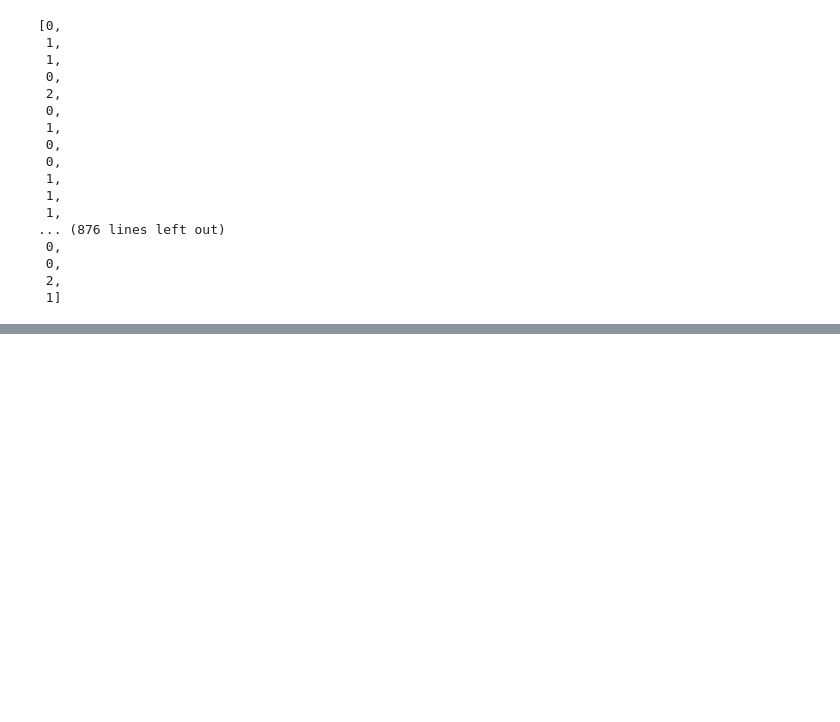
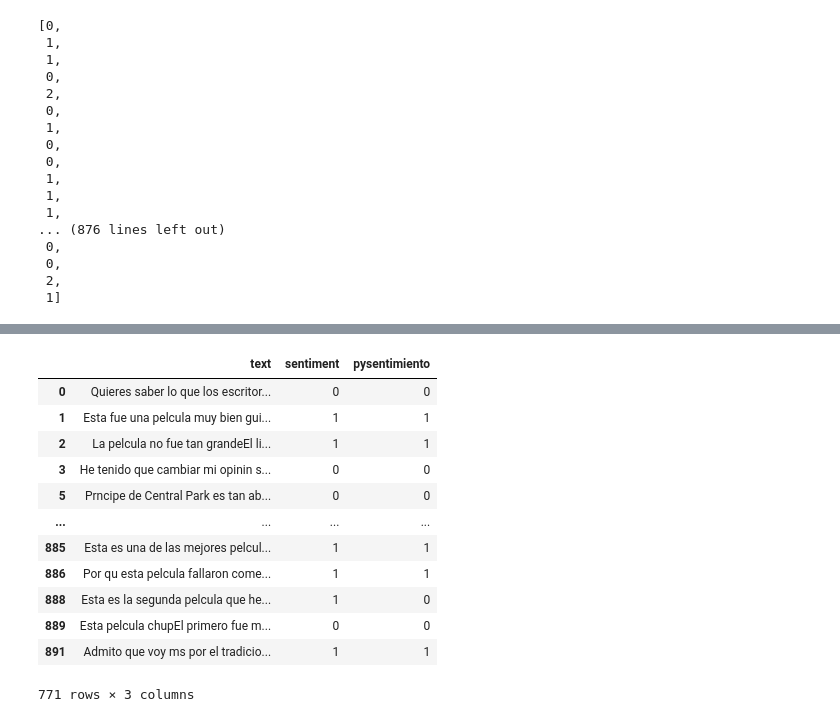
Before and after one commit to joseortizm/RecSys, a Jupyter notebook: pysentimiento.ipynb, the cells around one changed output, grey strips where cells are left out. Cells and saved outputs as stored; diff of their text form; code cells hidden in the pictures; blank space fills up the shorter version.

```diff
--- a/pysentimiento.ipynb
+++ b/pysentimiento.ipynb
@@ -207,6 +206,10 @@ def respuestas(reales, predicciones):
         else:
             contador_no_aciertos = contador_no_aciertos + 1
     return contador_aciertos, contador_no_aciertos
+# %%
+def remove_value_two(df):
+    df = df.drop(df[df['pysentimiento'] == 2].index)
+    return df
 # %%
 label_preds = get_predictions_pysentimiento(commentDFVal_clean)
 # %%
@@ -233,0 +235,2 @@ pendientes:
+# %%
+commentDFVal_clean['pysentimiento'] = label_preds
@@ -233,0 +265,3 @@ pendientes:
+# %%
+DFoutput = remove_value_two(commentDFVal_clean)
+DFoutput.head()
@@ -234,2 +275,18 @@ pendientes:
+# %%
+DFoutput
+# %% [output]
+|  | text | sentiment | pysentimiento |
+| 0 | Quieres saber lo que los escritor... | 0 | 0 |
+| 1 | Esta fue una pelcula muy bien gui... | 1 | 1 |
+| 2 | La pelcula no fue tan grandeEl li... | 1 | 1 |
+| 3 | He tenido que cambiar mi opinin s... | 0 | 0 |
+| 5 | Prncipe de Central Park es tan ab... | 0 | 0 |
+| ... | ... | ... | ... |
+| 885 | Esta es una de las mejores pelcul... | 1 | 1 |
+| 886 | Por qu esta pelcula fallaron come... | 1 | 1 |
+| 888 | Esta es la segunda pelcula que he... | 1 | 0 |
+| 889 | Esta pelcula chupEl primero fue m... | 0 | 0 |
+| 891 | Admito que voy ms por el tradicio... | 1 | 1 |
+771 rows × 3 columns
 # %%
 
```
Also changed, not shown: parts of 12 cells of this notebook, 5 other files.
